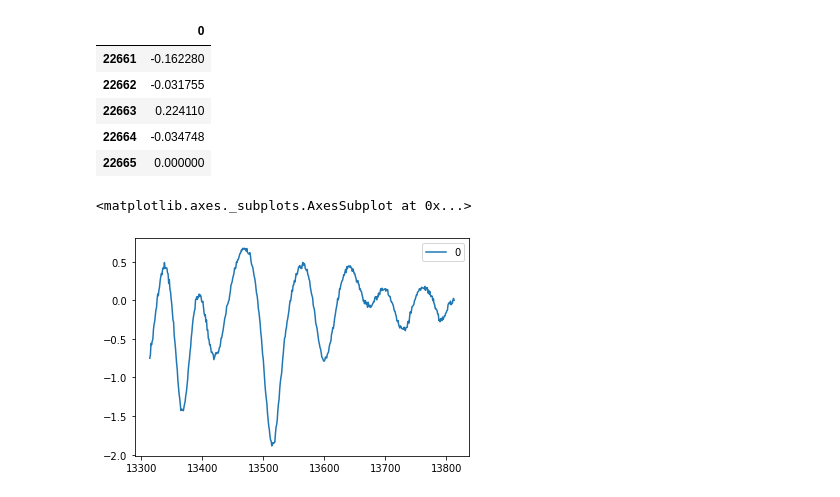
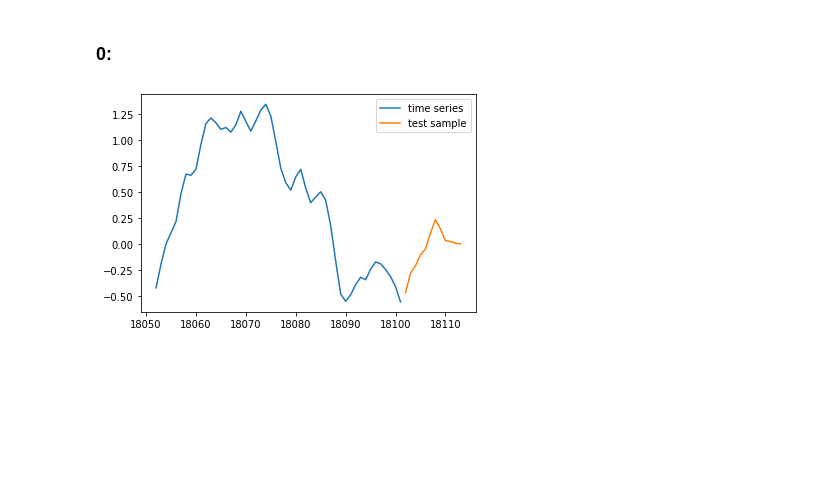
Before and after one commit to SamuelBFG/channel-prediction, a Jupyter notebook: D2D/N-BEATS/DataSplitter.ipynb, the cells around one changed output. Saved outputs shown, nothing was run; the diff lists cells and outputs as text; code cells hidden in the pictures; blank space fills up the shorter version.

Commit message:
fix data split

```diff
--- a/D2D/N-BEATS/DataSplitter.ipynb
+++ b/D2D/N-BEATS/DataSplitter.ipynb
@@ -37,39 +37,25 @@ from dateutil.relativedelta import relativedelta
 # %%
 HORIZON = 12
 
-los_indoor = pd.read_csv('/content/fast_fading_dB_LOS_Head_Indoor_downsampled100hz_n50.txt', header=None, delimiter=r"\s+").dropna().T
-los_outdoor = pd.read_csv('/content/fast_fading_dB_LOS_Head_Outdoor_downsampled100hz_n50.txt', header=None, delimiter=r"\s+").dropna().T
-nlos_indoor = pd.read_csv('/content/fast_fading_dB_NLOS_Head_Indoor_downsampled100hz_n50.txt', header=None, delimiter=r"\s+").dropna().T
-nlos_outdoor = pd.read_csv('/content/fast_fading_dB_NLOS_Head_Outdoor_downsampled100hz_n50.txt', header=None, delimiter=r"\s+").dropna().T
+los_indoor = pd.read_csv('/content/drive/MyDrive/d2d_channelprediction/data/fast_fading_dB_LOS_Head_Indoor_downsampled100hz_n50.txt', header=None, delimiter=r"\s+").dropna().T
+los_outdoor = pd.read_csv('/content/drive/MyDrive/d2d_channelprediction/data/fast_fading_dB_LOS_Head_Outdoor_downsampled100hz_n50.txt', header=None, delimiter=r"\s+").dropna().T
+nlos_indoor = pd.read_csv('/content/drive/MyDrive/d2d_channelprediction/data/fast_fading_dB_NLOS_Head_Indoor_downsampled100hz_n50.txt', header=None, delimiter=r"\s+").dropna().T
+nlos_outdoor = pd.read_csv('/content/drive/MyDrive/d2d_channelprediction/data/fast_fading_dB_NLOS_Head_Outdoor_downsampled100hz_n50.txt', header=None, delimiter=r"\s+").dropna().T
 
-train_los_indoor = los_indoor[0:int(len(los_indoor - HORIZON))]
+train_los_indoor = los_indoor[0:int(len(los_indoor) - HORIZON)]
 test_los_indoor = los_indoor[-int(HORIZON):].reset_index(drop=True)
 
-train_los_outdoor = los_outdoor[0:int(len(los_indoor - HORIZON))]
+train_los_outdoor = los_outdoor[0:int(len(los_outdoor) - HORIZON)]
 test_los_outdoor = los_outdoor[-int(HORIZON):].reset_index(drop=True)
 
-train_nlos_indoor = nlos_indoor[0:int(len(los_indoor - HORIZON))]
+train_nlos_indoor = nlos_indoor[0:int(len(nlos_indoor) - HORIZON)]
 test_nlos_indoor = nlos_indoor[-int(HORIZON):].reset_index(drop=True)
 
-train_nlos_outdoor = nlos_outdoor[0:int(len(los_indoor - HORIZON))]
+train_nlos_outdoor = nlos_outdoor[0:int(len(nlos_outdoor) - HORIZON)]
 test_nlos_outdoor = nlos_outdoor[-int(HORIZON):].reset_index(drop=True)
 
 train_dataset = pd.concat([train_los_indoor, train_los_outdoor, train_nlos_indoor, train_nlos_outdoor], axis=1).T.reset_index(drop=True)
 test_dataset = pd.concat([test_los_indoor, test_los_outdoor, test_nlos_indoor, test_nlos_outdoor], axis = 1).T.reset_index(drop=True)
 
-train_dataset.to_csv('train_d2d.csv', encoding='utf-8')
-test_dataset.to_csv('test_d2d.csv', encoding='utf-8')
+train_dataset.to_csv('/content/drive/MyDrive/d2d_channelprediction/data/train_d2d.csv', encoding='utf-8')
+test_dataset.to_csv('/content/drive/MyDrive/d2d_channelprediction/data/test_d2d.csv', encoding='utf-8')
-# %%
-nlos_outdoor.tail(5)
-# %% [output]
-|  | 0 |
-| 22661 | -0.162280 |
-| 22662 | -0.031755 |
-| 22663 | 0.224110 |
-| 22664 | -0.034748 |
-| 22665 | 0.000000 |
-# %%
-los_outdoor[-500:].plot()
-# %% [output]
-<matplotlib.axes._subplots.AxesSubplot at 0x...>
-[figure, removed]
@@ -85,0 +62,9 @@ class DataLoader:
+# %% [markdown]
+### 0:
+# %%
+nsamples = 50
+plt.plot(train_los_indoor[-nsamples:], label='time series')
+plt.plot(np.concatenate([np.nan*np.zeros(len(train_los_indoor)), test_los_indoor[0]]), label='test sample')
+plt.legend();
+# %% [output]
+[figure, added]
```
Also changed, not shown: parts of 8 cells of this notebook.
